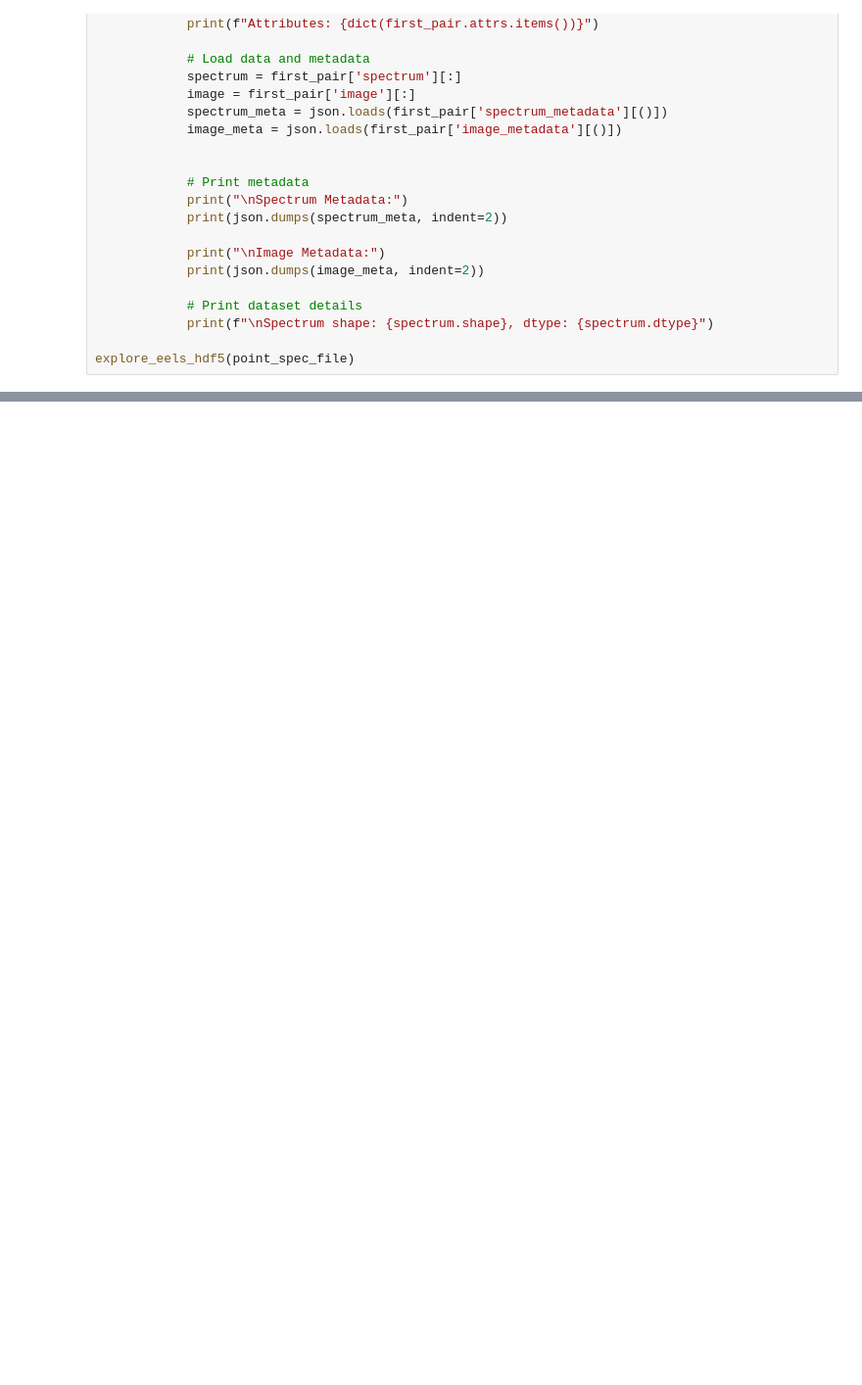
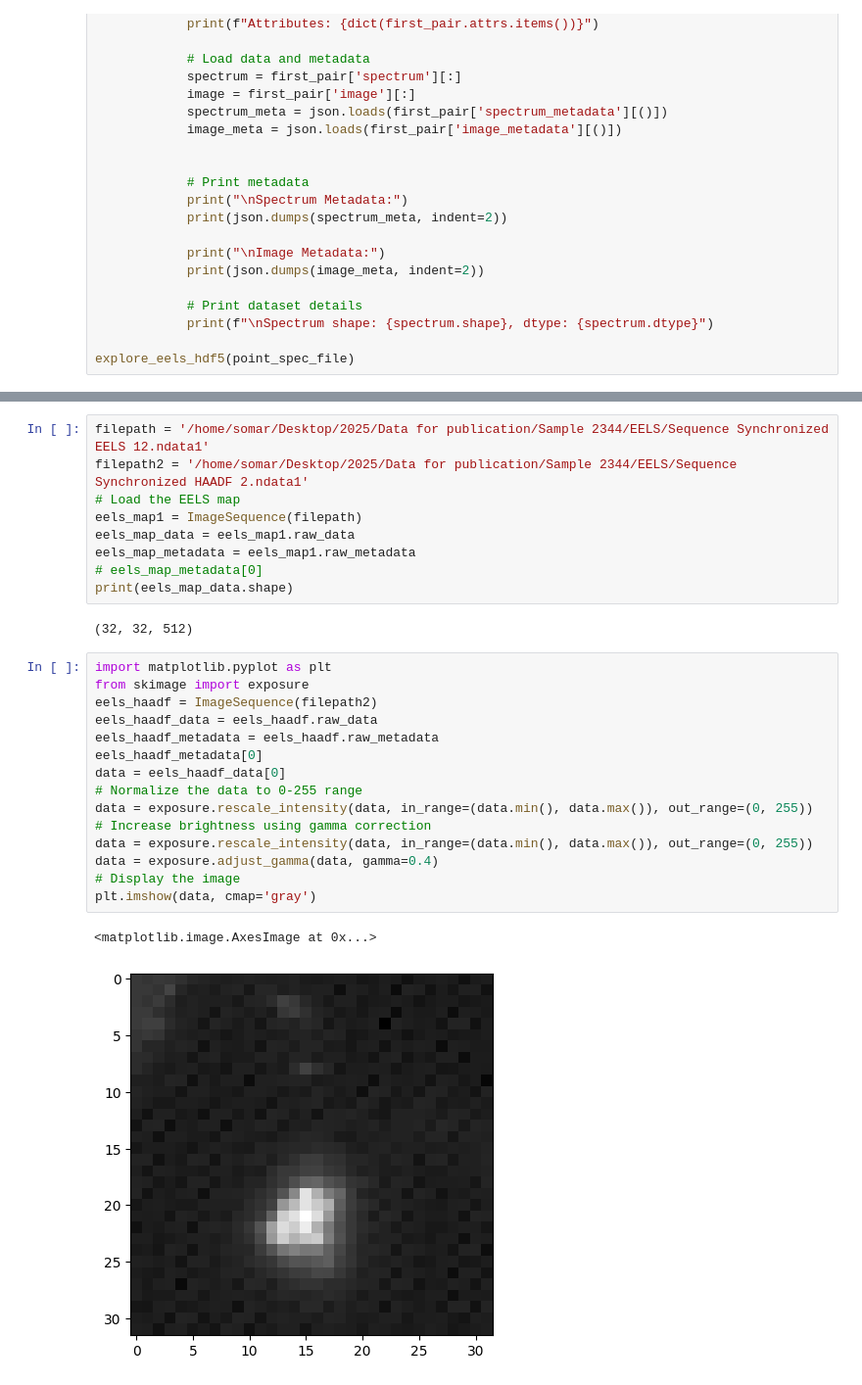
Before and after one commit to somardibeh88/interactive_image_analysis, a Jupyter notebook: imageanalysis/new_eels.ipynb, the cells around one changed output, grey strips where cells are left out. Shown at 98% size. Cells and saved outputs as stored; diff of their text form; blank space fills up the shorter version.

```diff
--- a/imageanalysis/new_eels.ipynb
+++ b/imageanalysis/new_eels.ipynb
@@ -729,0 +741,29 @@ spec = EELSAnalysis(point_spec_file)
+# %%
+filepath = '/home/somar/Desktop/2025/Data for publication/Sample 2344/EELS/Sequence Synchronized EELS 12.ndata1'
+filepath2 = '/home/somar/Desktop/2025/Data for publication/Sample 2344/EELS/Sequence Synchronized HAADF 2.ndata1'
+# Load the EELS map
+eels_map1 = ImageSequence(filepath)
+eels_map_data = eels_map1.raw_data
+eels_map_metadata = eels_map1.raw_metadata
+# eels_map_metadata[0]
+print(eels_map_data.shape)
+# %% [output]
+(32, 32, 512)
+# %%
+import matplotlib.pyplot as plt
+from skimage import exposure
+eels_haadf = ImageSequence(filepath2)
+eels_haadf_data = eels_haadf.raw_data
+eels_haadf_metadata = eels_haadf.raw_metadata
+eels_haadf_metadata[0]
+data = eels_haadf_data[0]
+# Normalize the data to 0-255 range
+data = exposure.rescale_intensity(data, in_range=(data.min(), data.max()), out_range=(0, 255))
+# Increase brightness using gamma correction
+data = exposure.rescale_intensity(data, in_range=(data.min(), data.max()), out_range=(0, 255))
+data = exposure.adjust_gamma(data, gamma=0.4)
+# Display the image
+plt.imshow(data, cmap='gray')
+# %% [output]
+<matplotlib.image.AxesImage at 0x...>
+[figure, added]
```
Also changed, not shown: parts of 12 cells of this notebook, 12 other files.
